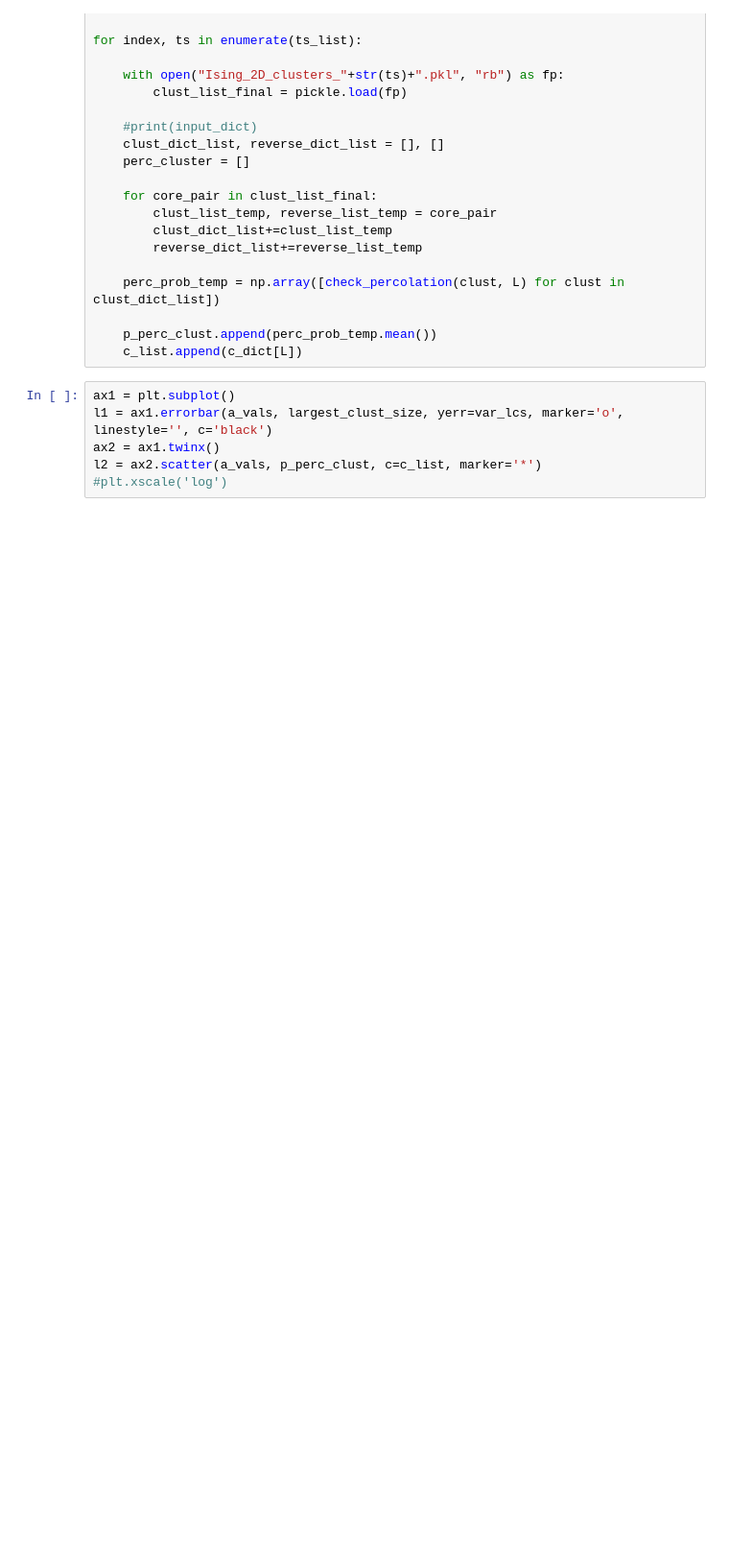
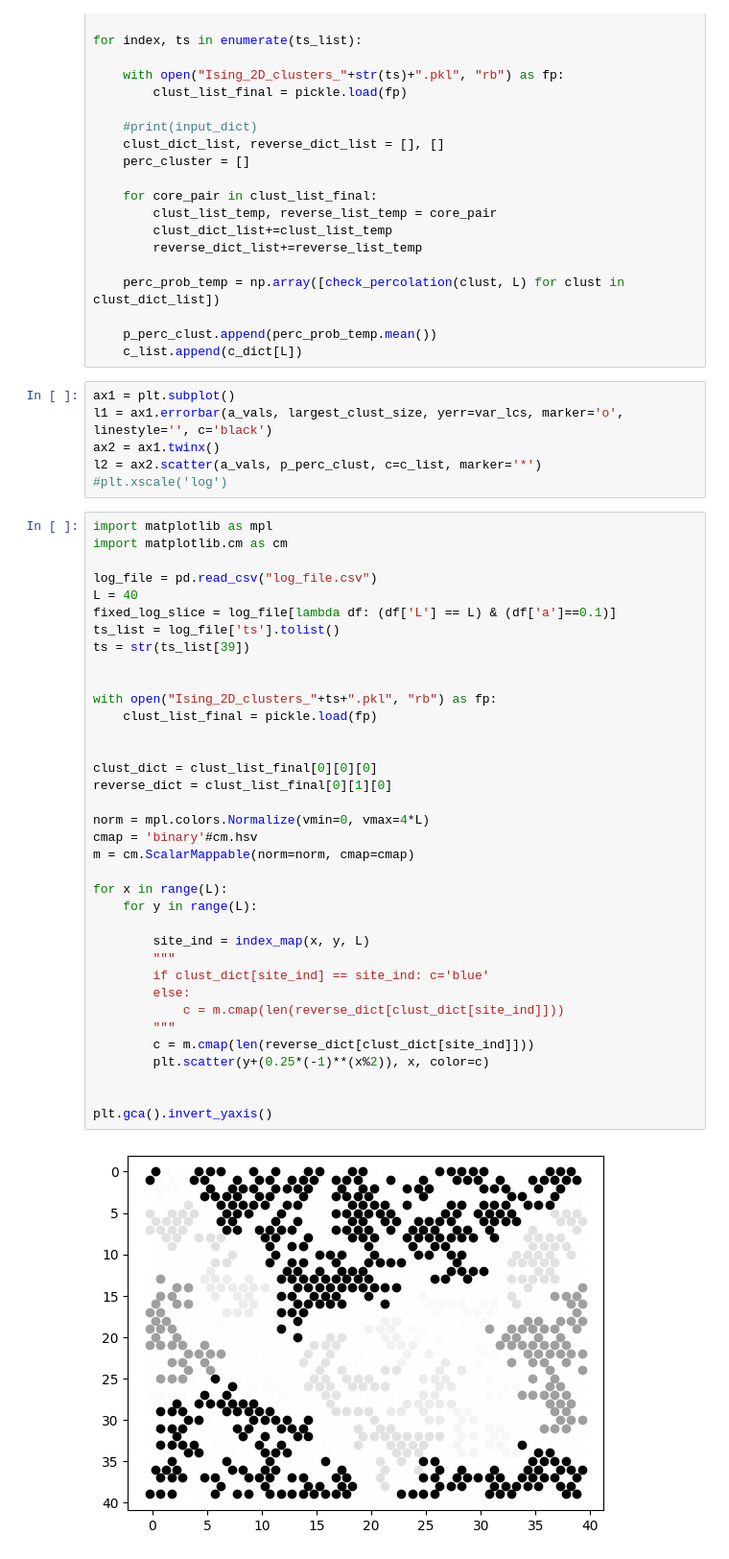
Before and after one commit to tsgaurav/Ising_RSRG, a Jupyter notebook: output/Distribution_Analysis.ipynb, the cells around one changed output. Shown at 96% size. Drawn from its saved outputs; the diff is of its cells as text; blank space fills up the shorter version.

```diff
--- a/output/Distribution_Analysis.ipynb
+++ b/output/Distribution_Analysis.ipynb
@@ -426,3 +427,41 @@ l1 = ax1.errorbar(a_vals, largest_clust_size, yerr=var_lcs, marker='o', linestyl
 ax2 = ax1.twinx()
 l2 = ax2.scatter(a_vals, p_perc_clust, c=c_list, marker='*')
 #plt.xscale('log')
+# %%
+import matplotlib as mpl
+import matplotlib.cm as cm
+
+log_file = pd.read_csv("log_file.csv")
+L = 40
+fixed_log_slice = log_file[lambda df: (df['L'] == L) & (df['a']==0.1)]
+ts_list = log_file['ts'].tolist()
+ts = str(ts_list[39])
+
+
+with open("Ising_2D_clusters_"+ts+".pkl", "rb") as fp:
+    clust_list_final = pickle.load(fp)
+
+
+clust_dict = clust_list_final[0][0][0]
+reverse_dict = clust_list_final[0][1][0]
+
+norm = mpl.colors.Normalize(vmin=0, vmax=4*L)
+cmap = 'binary'#cm.hsv
+m = cm.ScalarMappable(norm=norm, cmap=cmap)
+
+for x in range(L):
+    for y in range(L):
+
+        site_ind = index_map(x, y, L)
+        """
+        if clust_dict[site_ind] == site_ind: c='blue'
+        else:
+            c = m.cmap(len(reverse_dict[clust_dict[site_ind]]))
+        """
+        c = m.cmap(len(reverse_dict[clust_dict[site_ind]]))
+        plt.scatter(y+(0.25*(-1)**(x%2)), x, color=c)
+
+
+plt.gca().invert_yaxis()
+# %% [output]
+[figure, added]
```
Also changed, not shown: parts of 4 cells of this notebook, 1 other file.
